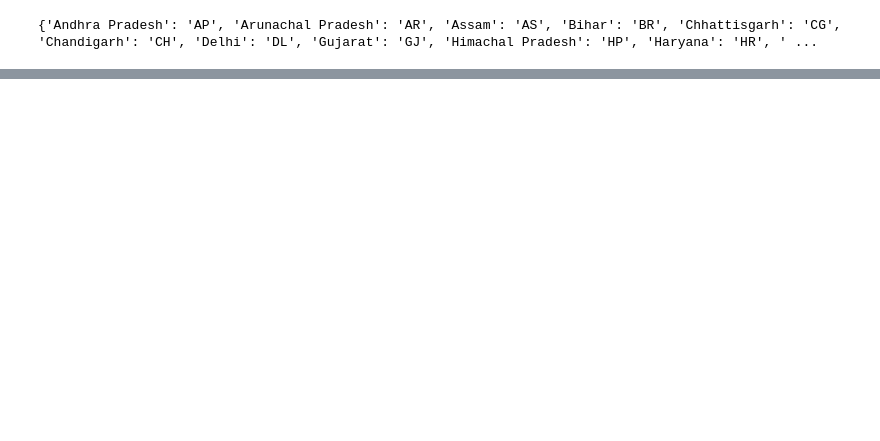
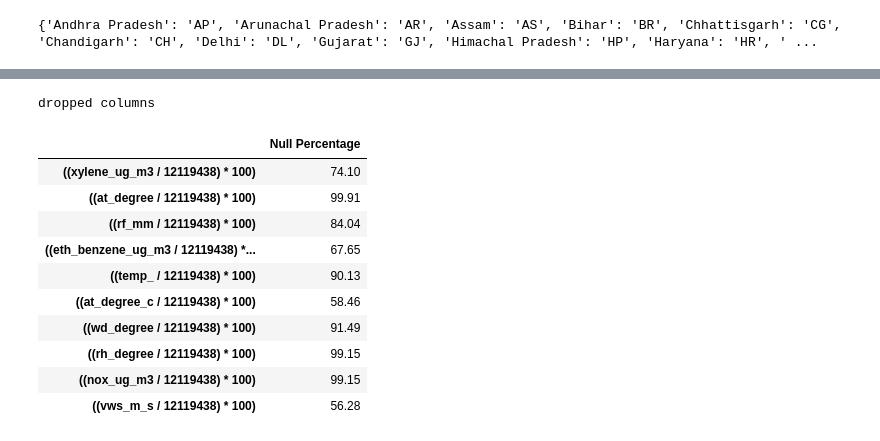
Before and after one commit to Himanshusamal60/Analysis_of_Air_Pollution_in_India, a Jupyter notebook: Analysis_of_pollution.ipynb, the cells around one changed output, grey strips where cells are left out. Cells and saved outputs as stored; diff of their text form; code cells hidden in the pictures; blank space fills up the shorter version.

```diff
--- a/Analysis_of_pollution.ipynb
+++ b/Analysis_of_pollution.ipynb
@@ -132,0 +959,33 @@ spark.stop()
+# %%
+from pyspark.sql.functions import col
+import re
+
+
+
+# Columns to ignore
+ignore_columns = ["to_date", "from_date", "state"]
+
+# Check if 'Null Percentage' contains strings and remove '%' symbol if necessary
+if null_counts_percent_pd['Null Percentage'].dtype == 'object':
+    null_counts_percent_pd['Null Percentage'] = null_counts_percent_pd['Null Percentage'].str.rstrip('%').astype(float)
+
+# Filter the DataFrame to exclude the ignored columns
+filtered_null_counts_percent_pd = null_counts_percent_pd.drop(ignore_columns, errors='ignore')
+
+# Filter the columns with 'Null Percentage' more than 50%
+high_null_columns = filtered_null_counts_percent_pd[filtered_null_counts_percent_pd['Null Percentage'] > 50]
+
+# Print the column names
+for column in high_null_columns.index:
+    print(column)
+
+
+
+# Drop the columns
+#columns_to_drop1 = [re.search(r'([^\/]+)', col).group(1).strip().replace('(', '').replace(')', '') for col in columns_to_drop]
+columns_to_drop1 = ['xylene_ug_m3', 'at_degree', 'rf_mm', 'eth_benzene_ug_m3', 'temp_', 'at_degree_c', 'wd_degree', 'rh_degree', 'nox_ug_m3', 'vws_m_s']
+df1_dropped = df1.drop(*columns_to_drop1)
+
+print("Columns dropped:", columns_to_drop1)
+print("\n")
+print("New DataFrame shape:", df1_dropped.count(), "x", len(df1_dropped.columns))
@@ -132,0 +1033,16 @@ spark.stop()
+# %%
+print("dropped columns ")
+null_counts_percent_pd[null_counts_percent_pd['Null Percentage'] > 50.00]
+# %% [output]
+dropped columns
+|  | Null Percentage |
+| ((xylene_ug_m3 / 12119438) * 100) | 74.10 |
+| ((at_degree / 12119438) * 100) | 99.91 |
+| ((rf_mm / 12119438) * 100) | 84.04 |
+| ((eth_benzene_ug_m3 / 12119438) *... | 67.65 |
+| ((temp_ / 12119438) * 100) | 90.13 |
+| ((at_degree_c / 12119438) * 100) | 58.46 |
+| ((wd_degree / 12119438) * 100) | 91.49 |
+| ((rh_degree / 12119438) * 100) | 99.15 |
+| ((nox_ug_m3 / 12119438) * 100) | 99.15 |
+| ((vws_m_s / 12119438) * 100) | 56.28 |
```
Also changed, not shown: parts of 56 cells of this notebook.
